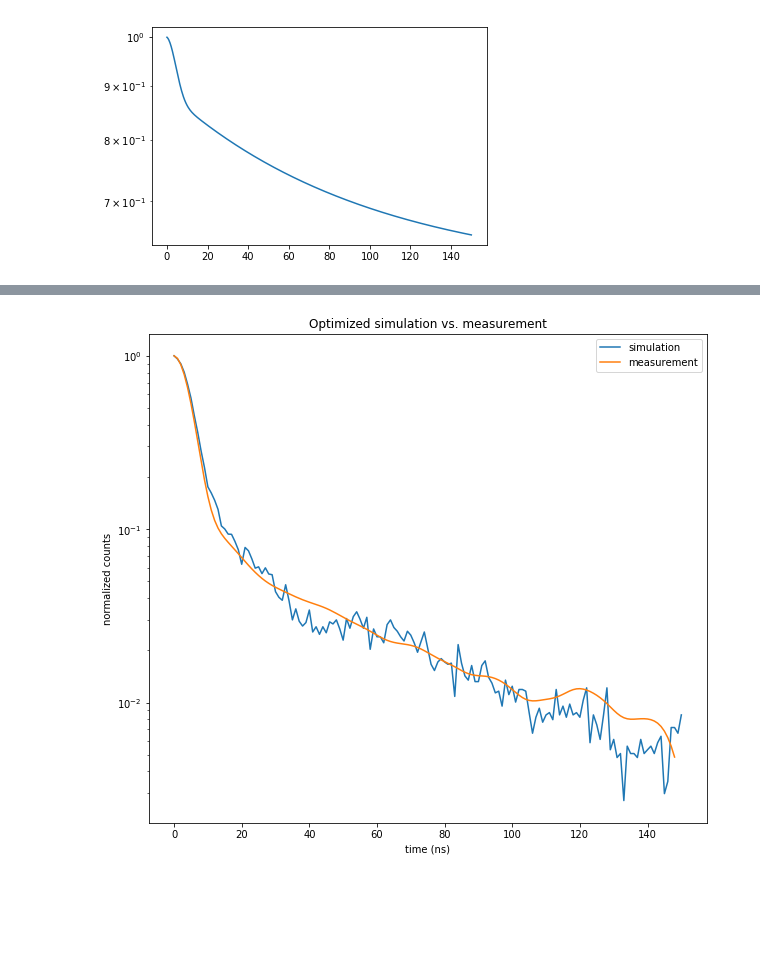
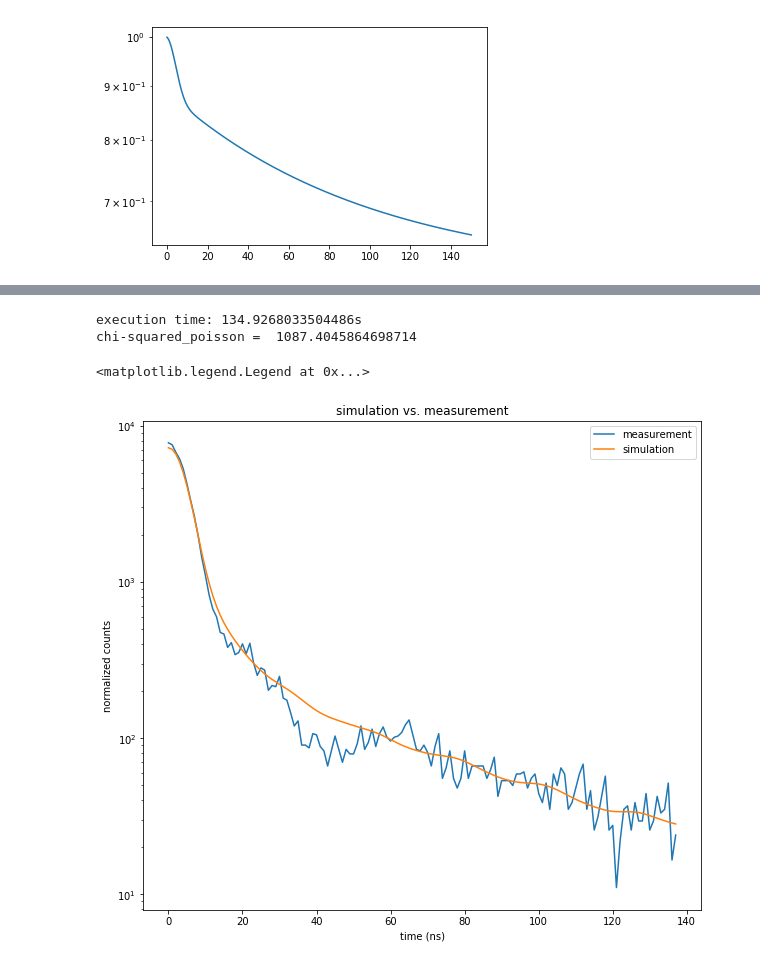
Before and after one commit to matt457/STRAW_analysis, a Jupyter notebook: Photon MC simulation.ipynb, the cells around one changed output, grey strips where cells are left out. Drawn from its saved outputs; the diff is of its cells as text; code cells hidden in the pictures; blank space fills up the shorter version.

```diff
--- a/Photon MC simulation.ipynb
+++ b/Photon MC simulation.ipynb
@@ -26,5 +29,5 @@ from math import pi
 # %%
-## scattering angle distributions
+## scattering phase functions
 
 # Input: scattering_angle (deg)
 def molecular_scatt(x):
@@ -53,7 +56,7 @@ particle_angle = np.append([0.1,
         6.3096,
         7.9433], np.arange(10,185,5))
 
-particle_phase = [1.76661e3,
+particle_phase = np.array([1.76661e3,
                           1.29564e3,
                           9.50172e2,
                           6.99092e2,
@@ -107,7 +110,7 @@ particle_phase = [1.76661e3,
                           2.83472e-3,
                           3.03046e-3,
                           3.09206e-3,
-                          3.15366e-3]
+                          3.15366e-3])
 
 # Input: scattering_angle
 particle_scatt_big_ang = lambda x: np.interp(x,particle_angle,particle_phase)
@@ -750,33 +684,55 @@ plt.yscale('log')
+# %%
+## binned Poissonian likelihood
+# more accurate for fits with a small number of entries per bin
+
+def binned_likelihood(f_obs, f_exp):
+    cost = 2*np.sum(f_exp - f_obs*np.log(f_exp)) # I don't think this is correct
+    return cost
+
+def likelihood_ratio(f_obs, f_exp):
+    cost = 2*np.sum(f_exp - f_obs + f_obs*np.log(f_obs/f_exp))
+    return cost
+
+# Poisson likelihood:
+# mc - data*log(mc)
 # %%
-# comparing optimal solution to measurement
-path = 'Data/Simulated_arrival_times/violet/'
+## comparing solution to measurement
 
-# simulation
-#arr_time = simulation(100000, 25.5, 33.5, .63, 'violet', 1, save_path=path)
-#arr_time = arr_time / np.max(arr_time) # normalize
-#arr_time = arr_time[1:]
+sDOM = 1
+colour = 'blue'
 
 # measurement
-path_meas = 'Data/POSEIDON1/violet/Measured_arrival_times/'
-file = "['P2'],['SDOM1'],up,violet,['20V'],['2500Hz'].csv"
+path_meas = 'Data/HERA1/%s/Measured_arrival_times/'%colour
+file = "['P2'],['SDOM%i'],up,%s,['12V'],['2500Hz'],corrected.csv"%(sDOM,colour)
 my_data = np.genfromtxt(path_meas+file, delimiter=',')
 times = my_data[0][:]
 counts = my_data[1][:]
-noise = np.mean(counts[times<-15]) # time -100 to -15 ns
-keep = (times>=0) & (times<=150)
-times = times[keep]
-counts = counts[keep]
-counts_bkg_removed = np.array([max(0,hits-noise) for hits in counts])
-counts = counts_bkg_removed / np.max(counts_bkg_removed) # normalize
+counts = counts[100:(100+138)]
+times = times[100:(100+138)]
+
+# simulation
+path_sim = 'Data/Simulation_v2/%s/'%colour
+sim_data = simulation(100000, 65, 30.9, .106, colour, sDOM, path_sim, verbose=False, skip_repeat=False)
+index = np.argmax(sim_data)
+sim_data_slice = sim_data[index:index+len(counts)]
+sim_data = sim_data_slice / np.sum(sim_data_slice) * np.sum(counts) # normalize
+
+chisq_poisson = likelihood_ratio(counts, sim_data)
+print('chi-squared_poisson = ', chisq_poisson)
 
 # plot
 fig, ax = plt.subplots(figsize=(10,9))
-ax.semilogy(times,counts,label='simulation')
-ax.semilogy(arr_time,label='measurement')
+ax.semilogy(times,counts,label='measurement')
+ax.semilogy(sim_data,label='simulation')
+#ax.semilogy(sim_data2,label='original_simulation')
+#ax.semilogy(times,my_curve,label='fit')
 ax.set_xlabel('time (ns)')
 ax.set_ylabel('normalized counts')
-ax.set_title('Optimized simulation vs. measurement')
+ax.set_title('simulation vs. measurement')
 ax.legend()
-plt.savefig('Data/POSEIDON1/violet/Optimization/optimized_sim_vs_meas.png',bbox_inches='tight')
+#plt.savefig('Data/POSEIDON1/violet/Optimization/optimized_sim_vs_meas.png',bbox_inches='tight')
 # %% [output]
+execution time: 134.9268033504486s
+chi-squared_poisson =  1087.4045864698714
+<matplotlib.legend.Legend at 0x...>
-[figure, old version]
+[figure, new version]
```
Also changed, not shown: parts of 20 cells of this notebook, 5 other files.
